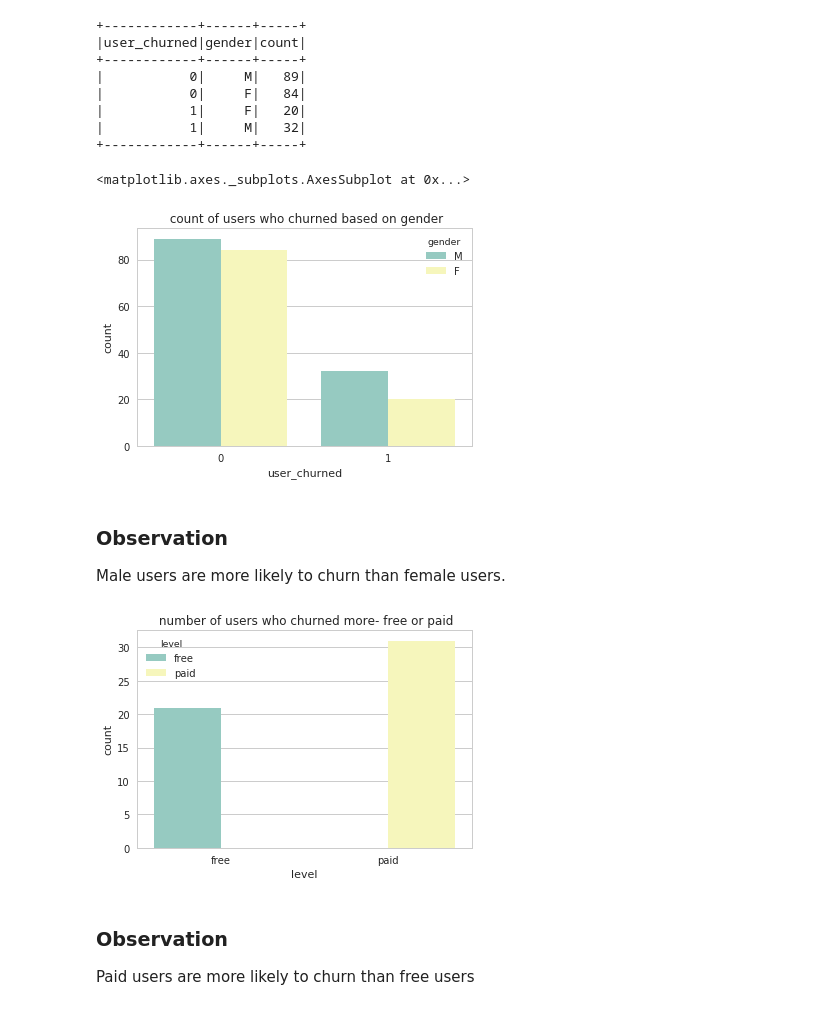
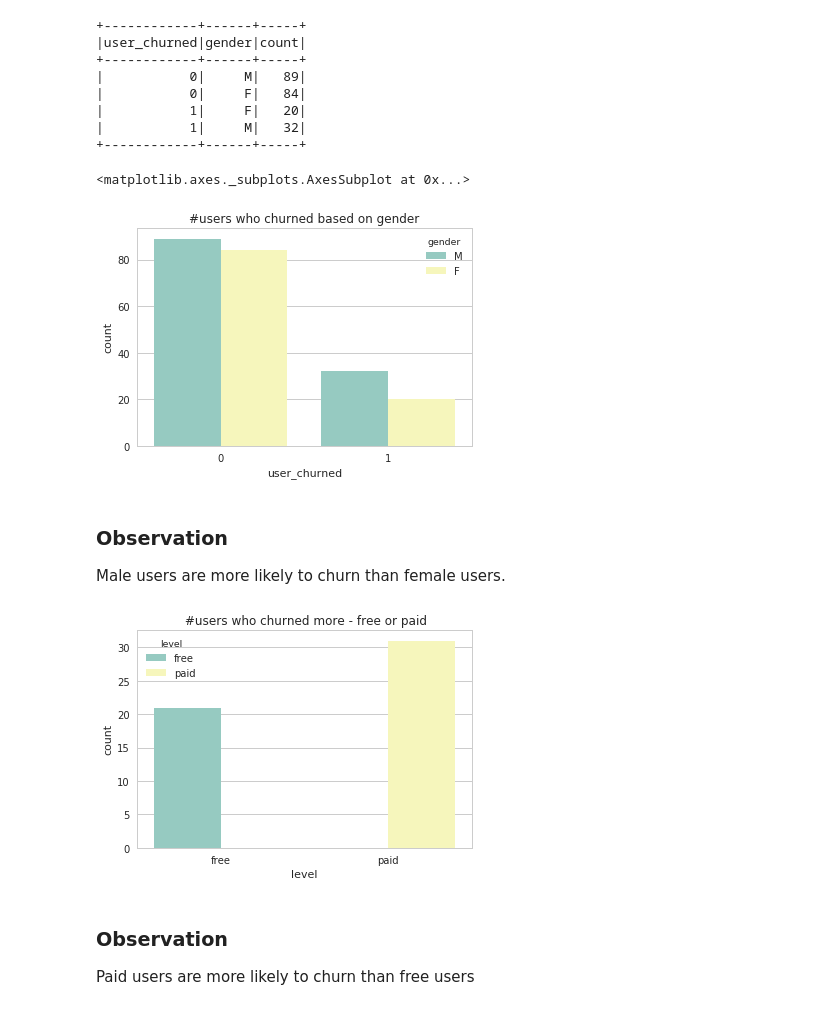
Before and after one commit to sunnyanand17/spark-project, a Jupyter notebook: Sparkify.ipynb, the cells around one changed output. Saved outputs shown, nothing was run; the diff lists cells and outputs as text; code cells hidden in the pictures.

```diff
--- a/Sparkify.ipynb
+++ b/Sparkify.ipynb
@@ -68 +108,4 @@ only showing top 20 rows
+# %%
+# drop rows with null userid and sessionid as these are not useful for churn predicition
+my_df= my_df.dropna(how='any', subset=['userId','sessionId'])
 # %%
@@ -109,0 +118,5 @@ df= df.dropna(how='any', subset=['userId','sessionId'])
+# %%
+# remove rows with empty userid
+my_df = my_df.filter(my_df['userId'] != "")
+my_df.show()
+my_df.collect()
@@ -180,7 +181,7 @@ Once you've defined churn, perform some exploratory data analysis to observe the
 # %%
 # convert the time stamp columns into appropriate data types
 ts_udf = udf(lambda x: datetime.datetime.fromtimestamp(x / 1000.0).strftime("%m-%d-%Y %H:%M:%S"))
-#adding new columns with updated values
-df = df.withColumn('converted_registration', ts_udf('registration'))
-df = df.withColumn('converted_ts', ts_udf('ts'))
+# create new columns with new timestamps
+my_df = my_df.withColumn('converted_registration', ts_udf('registration'))
+my_df = my_df.withColumn('converted_ts', ts_udf('ts'))
 # %%
@@ -214,24 +215,24 @@ df.select("page").dropDuplicates().show()
 |      Submit Upgrade|
 +--------------------+
 # %%
-# create a downgrade label  column with page value of 1 or 0
+# create column with event of downgrade
 downgrade_label  = udf(lambda x: 1 if x == "Submit Downgrade" else 0, IntegerType())
-df = df.withColumn("downgrade_label", downgrade_label("page"))
+my_df = my_df.withColumn("downgrade_label", downgrade_label("page"))
 
 # create column of users who downgraded
-df_window_user = Window.partitionBy('UserId')
-df = df.withColumn("user_downgraded", max('downgrade_label').over(df_window_user))
+my_df_window_user = Window.partitionBy('UserId')
+my_df = my_df.withColumn("user_downgraded", max('downgrade_label').over(my_df_window_user))
 
 # create a churn label column
 churn_label = udf(lambda x: 1 if x == 'Cancellation Confirmation' else 0, IntegerType())
-df = df.withColumn("churn_label", churn_label("page"))
+my_df = my_df.withColumn("churn_label", churn_label("page"))
 
 # create column for users who churned
 df_churn_window = Window.partitionBy('UserId')
-df = df.withColumn("user_churned", max('churn_label').over(df_churn_window))
+my_df = my_df.withColumn("user_churned", max('churn_label').over(df_churn_window))
 
-# show the transformed dataset
-df.select(['userId', 'firstName','lastName', 'level','converted_registration','converted_ts','user_churned', 'user_downgraded']).dropDuplicates(subset = ['userId']).show(10)
+# transformed dataset after all that processing
+my_df.select(['userId', 'firstName','lastName', 'level','converted_registration','converted_ts','user_churned', 'user_downgraded']).dropDuplicates(subset = ['userId']).show(10)
 # %% [output]
 +------+---------+---------+-----+----------------------+-------------------+------------+---------------+
 |userId|firstName| lastName|level|converted_registration|       converted_ts|user_churned|user_downgraded|
@@ -261,23 +262,23 @@ df.drop_duplicates(['userId', 'gender']).groupby(['user_churned', 'gender']).cou
 |           1|     M|   32|
 +------------+------+-----+
 # %%
-# plot the distribution
-df_ch_pd = df.drop_duplicates(['userId', 'gender']).groupby(['user_churned', 'gender']).count().sort("user_churned").toPandas()
-plt.title(" count of users who churned based on gender")
-sns.barplot(x = 'user_churned', y = 'count', data = df_ch_pd, hue = 'gender',palette="Set3")
+# distribution of users who churned based on gender
+my_df_ch_pd = my_df.drop_duplicates(['userId', 'gender']).groupby(['user_churned', 'gender']).count().sort("user_churned").toPandas()
+plt.title("#users who churned based on gender")
+sns.barplot(x = 'user_churned', y = 'count', data = my_df_ch_pd, hue = 'gender',palette="Set3")
 # %% [output]
 <matplotlib.axes._subplots.AxesSubplot at 0x...>
-[figure, old version]
+[figure, new version]
 # %% [markdown]
 ### Observation
 Male users are more likely to churn than female users.
 # %%
-# check if the free or paid users churned more or less
-level_df = df.filter('page == "Cancellation Confirmation"').groupby('level').count().toPandas()
-plt.title(" number of users who churned more- free or paid")
-sns.barplot(data = level_df, x = 'level', y = 'count', color = sns.color_palette()[0], hue='level', palette="Set3");
+# which users paid or less, wether it was for free or paid users
+level_my_df = my_df.filter('page == "Cancellation Confirmation"').groupby('level').count().toPandas()
+plt.title(" #users who churned more - free or paid")
+sns.barplot(data = level_my_df, x = 'level', y = 'count', color = sns.color_palette()[0], hue='level', palette="Set3");
 # %% [output]
-[figure, old version]
+[figure, new version]
 # %% [markdown]
 ### Observation
 Paid users are more likely to churn than free users
```
Also changed, not shown: parts of 42 cells of this notebook, 1 other file.
